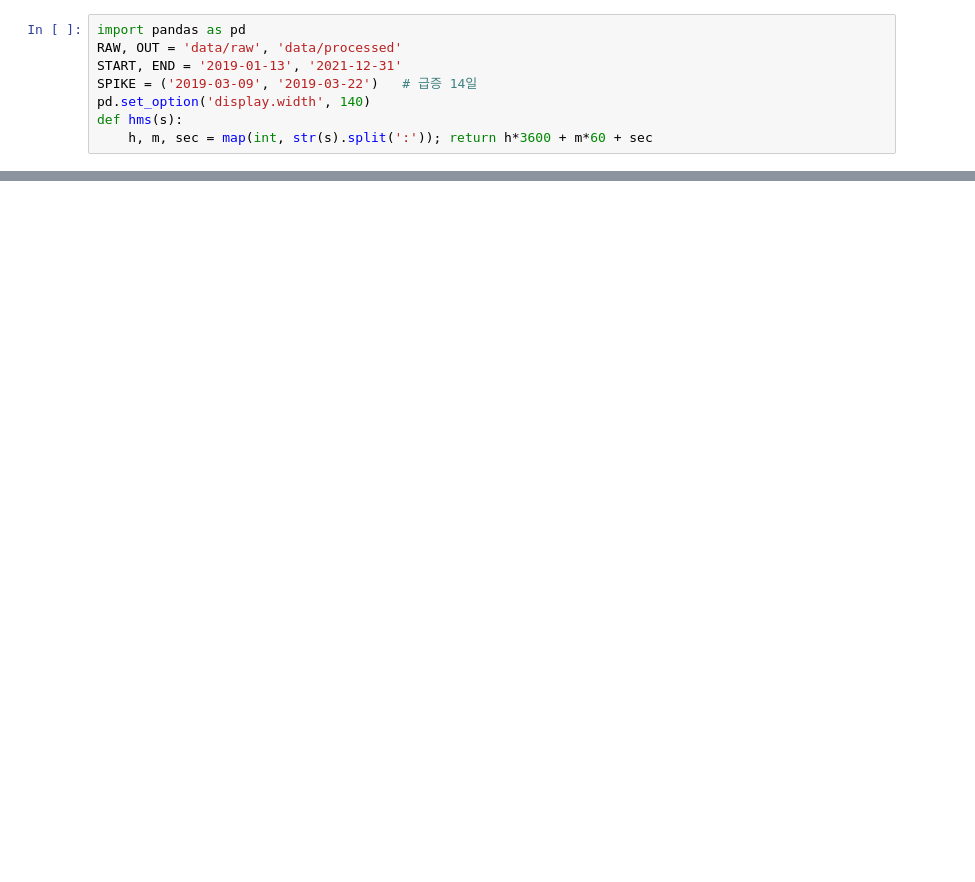
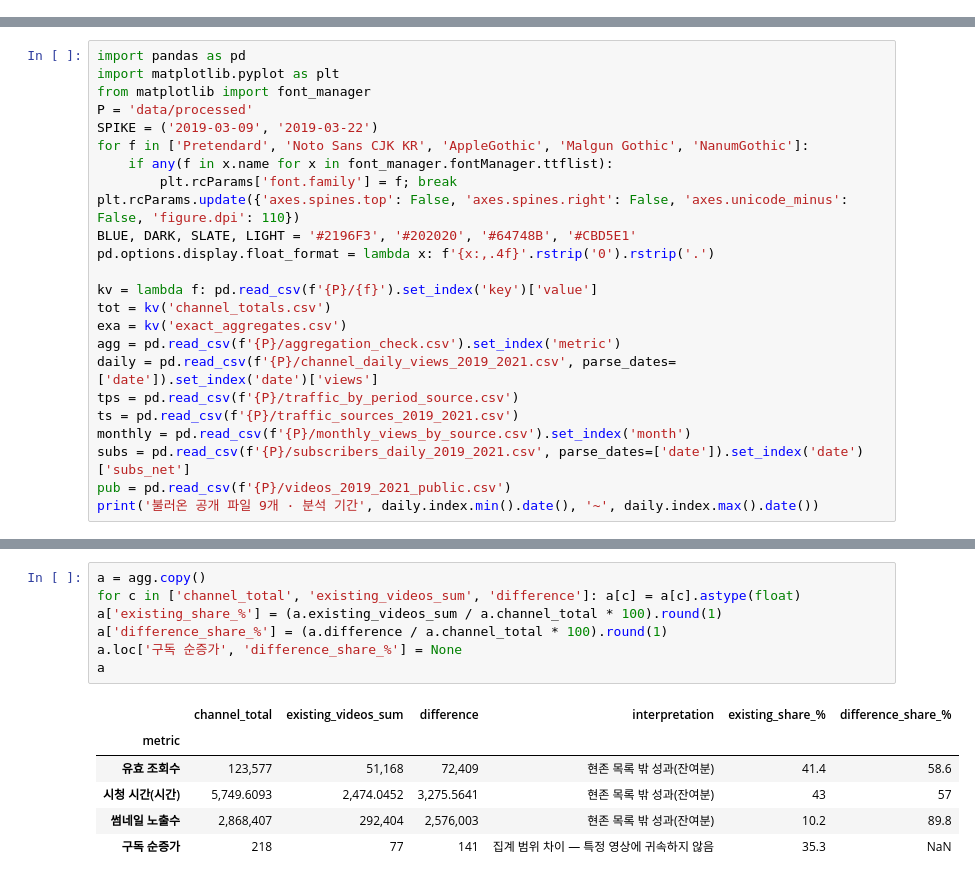
Before and after one commit to bomin7740/yt-channel-analysis, a Jupyter notebook: analysis.ipynb, the cells around one changed output, grey strips where cells are left out. Saved outputs shown, nothing was run; the diff lists cells and outputs as text; blank space fills up the shorter version.

```diff
--- a/analysis.ipynb
+++ b/analysis.ipynb
@@ -29,8 +0,0 @@
-# %%
-import pandas as pd
-RAW, OUT = 'data/raw', 'data/processed'
-START, END = '2019-01-13', '2021-12-31'
-SPIKE = ('2019-03-09', '2019-03-22')   # 급증 14일
-pd.set_option('display.width', 140)
-def hms(s):
-    h, m, sec = map(int, str(s).split(':')); return h*3600 + m*60 + sec
@@ -307,0 +23,24 @@ sorted(__import__('os').listdir(OUT))
+# %%
+import pandas as pd
+import matplotlib.pyplot as plt
+from matplotlib import font_manager
+P = 'data/processed'
+SPIKE = ('2019-03-09', '2019-03-22')
+for f in ['Pretendard', 'Noto Sans CJK KR', 'AppleGothic', 'Malgun Gothic', 'NanumGothic']:
+    if any(f in x.name for x in font_manager.fontManager.ttflist):
+        plt.rcParams['font.family'] = f; break
+plt.rcParams.update({'axes.spines.top': False, 'axes.spines.right': False, 'axes.unicode_minus': False, 'figure.dpi': 110})
+BLUE, DARK, SLATE, LIGHT = '#2196F3', '#202020', '#64748B', '#CBD5E1'
+pd.options.display.float_format = lambda x: f'{x:,.4f}'.rstrip('0').rstrip('.')
+
+kv = lambda f: pd.read_csv(f'{P}/{f}').set_index('key')['value']
+tot = kv('channel_totals.csv')
+exa = kv('exact_aggregates.csv')
+agg = pd.read_csv(f'{P}/aggregation_check.csv').set_index('metric')
+daily = pd.read_csv(f'{P}/channel_daily_views_2019_2021.csv', parse_dates=['date']).set_index('date')['views']
+tps = pd.read_csv(f'{P}/traffic_by_period_source.csv')
+ts = pd.read_csv(f'{P}/traffic_sources_2019_2021.csv')
+monthly = pd.read_csv(f'{P}/monthly_views_by_source.csv').set_index('month')
+subs = pd.read_csv(f'{P}/subscribers_daily_2019_2021.csv', parse_dates=['date']).set_index('date')['subs_net']
+pub = pd.read_csv(f'{P}/videos_2019_2021_public.csv')
+print('불러온 공개 파일 9개 · 분석 기간', daily.index.min().date(), '~', daily.index.max().date())
@@ -307,0 +65,14 @@ sorted(__import__('os').listdir(OUT))
+# %%
+a = agg.copy()
+for c in ['channel_total', 'existing_videos_sum', 'difference']: a[c] = a[c].astype(float)
+a['existing_share_%'] = (a.existing_videos_sum / a.channel_total * 100).round(1)
+a['difference_share_%'] = (a.difference / a.channel_total * 100).round(1)
+a.loc['구독 순증가', 'difference_share_%'] = None
+a
+# %% [output]
+|  | channel_total | existing_videos_sum | difference | interpretation | existing_share_% | difference_share_% |
+| metric |  |  |  |  |  |  |
+| 유효 조회수 | 123,577 | 51,168 | 72,409 | 현존 목록 밖 성과(잔여분) | 41.4 | 58.6 |
+| 시청 시간(시간) | 5,749.6093 | 2,474.0452 | 3,275.5641 | 현존 목록 밖 성과(잔여분) | 43 | 57 |
+| 썸네일 노출수 | 2,868,407 | 292,404 | 2,576,003 | 현존 목록 밖 성과(잔여분) | 10.2 | 89.8 |
+| 구독 순증가 | 218 | 77 | 141 | 집계 범위 차이 — 특정 영상에 귀속하지 않음 | 35.3 | NaN |
```
Also changed, not shown: parts of 56 cells of this notebook, 14 other files.
